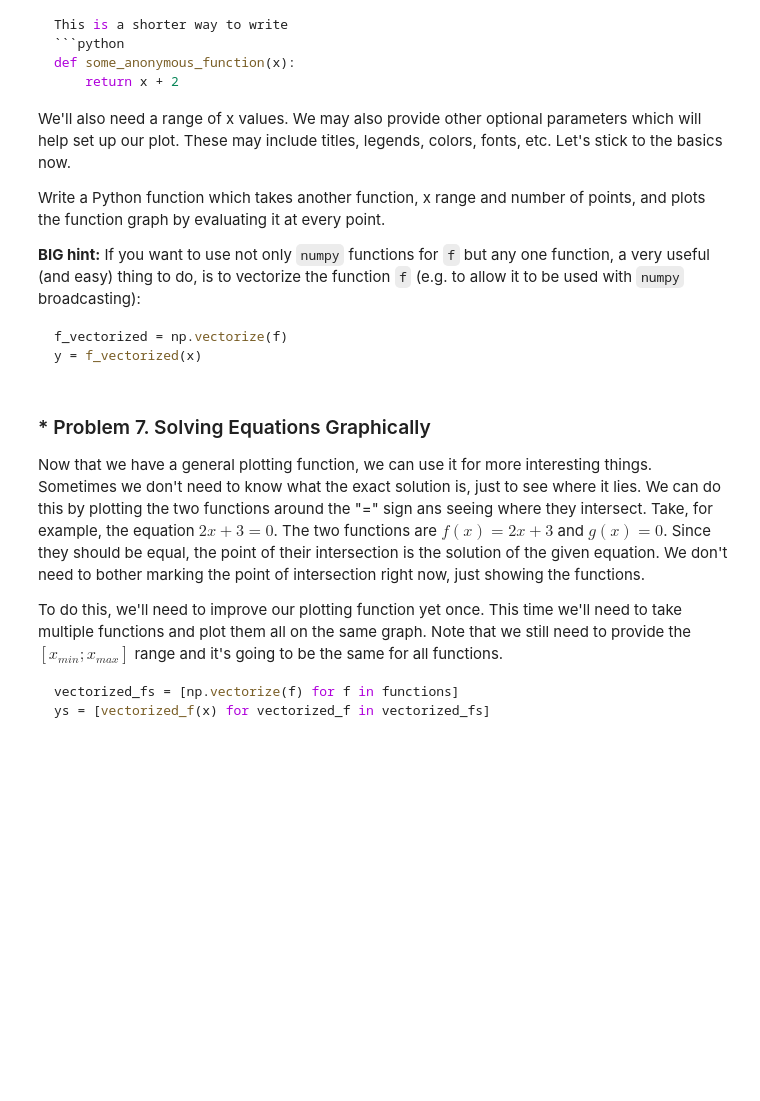
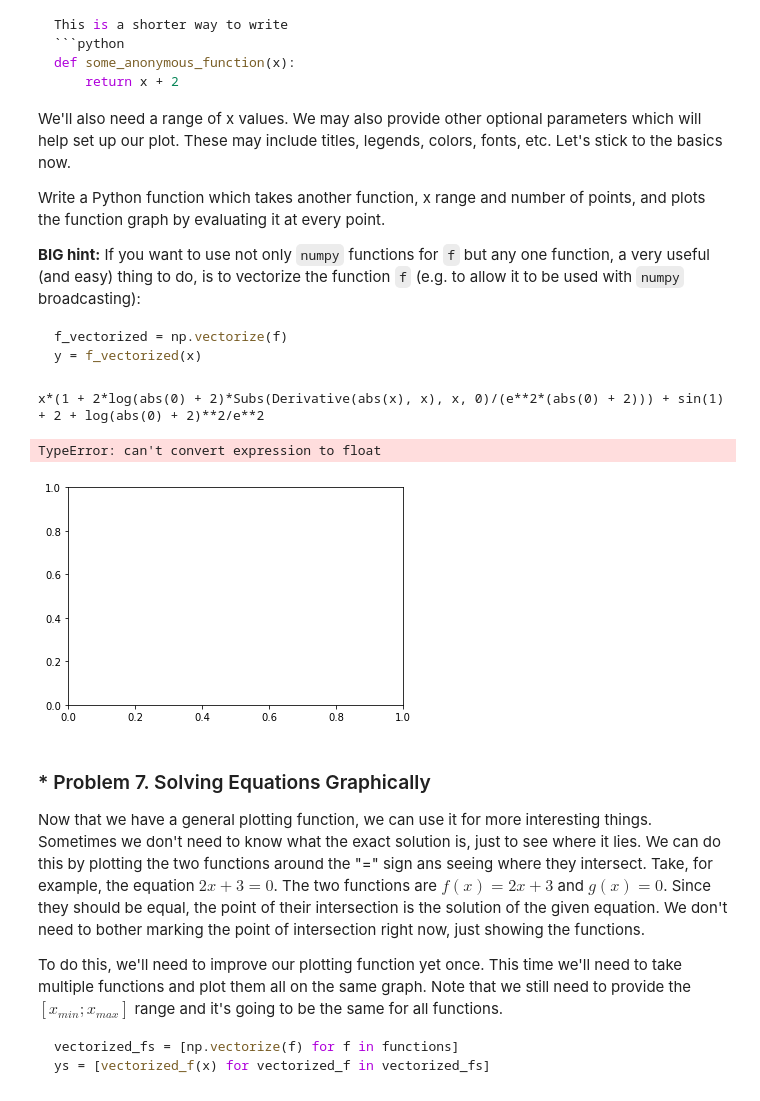
Before and after one commit to vladimirpetukhov/Artifical_Intelligence_Course, a Jupyter notebook: 01.Math_Concept_For_Devs/02. High-School-Maths-Exercise/High-School Maths Exercise.ipynb, the cells around one changed output. Cells and saved outputs as stored; diff of their text form; code cells hidden in the pictures; blank space fills up the shorter version.

````diff
--- a/01.Math_Concept_For_Devs/02. High-School-Maths-Exercise/High-School Maths Exercise.ipynb
+++ b/01.Math_Concept_For_Devs/02. High-School-Maths-Exercise/High-School Maths Exercise.ipynb
@@ -413,6 +424,45 @@ Write a Python function which takes another function, x range and number of poin
 f_vectorized = np.vectorize(f)
 y = f_vectorized(x)
 ```
+# %%
+def f(x):
+    return 2.718281828459045**(1+x)
+
+def tailor(x, eps):
+    x = 1+x
+    sum = 1+x
+    term = x;
+    n = 2;
+    while term*term > eps*eps:
+        term *= x/n
+        n += 1
+        sum += term
+    return sum
+
+a=3.0
+b=4.0
+krok=(b-a)/10
+
+while a<=b:
+    print(round(a,2), end=' ')
+    print(round(f(a),5),end=' ')
+    print(round(tailor(a,1e-6),5))
+    ax = plt.gca()
+    ax.spines['top'].set_color('none')
+    ax.spines['bottom'].set_position('zero')
+    ax.spines['left'].set_position('zero')
+    ax.spines['right'].set_color('none')
+    plt.plot(m,'-r', label=r'$y = {2x}+3$')
+    plt.xlabel('x')
+    plt.ylabel('y')
+    plt.title('Exponential Curve')
+    plt.legend(loc='upper left')
+    plt.show()
+    a+=krok
+# %% [output]
+x*(1 + 2*log(abs(0) + 2)*Subs(Derivative(abs(x), x), x, 0)/(e**2*(abs(0) + 2))) + sin(1) + 2 + log(abs(0) + 2)**2/e**2
+TypeError: can't convert expression to float
+[figure, added]
 # %%
 def plot_math_function(f, min_x, max_x, num_points):
     # Write your code here
````
Also changed, not shown: parts of 4 cells of this notebook.
